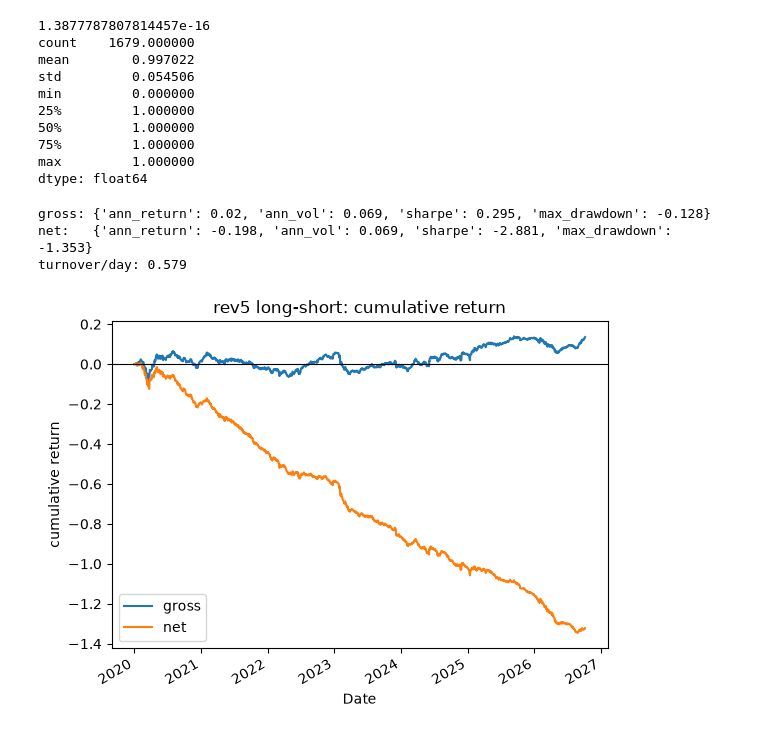
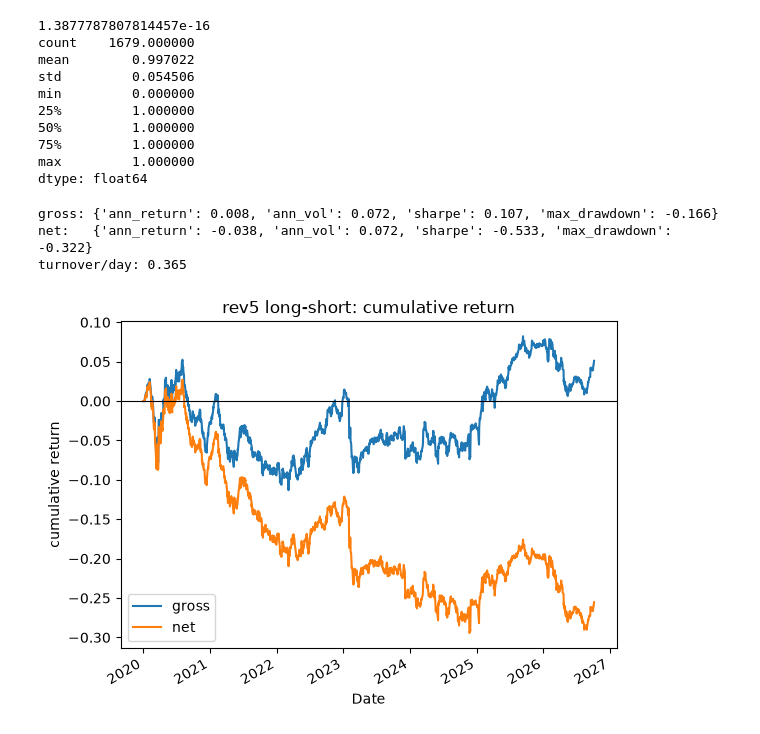
Before and after one commit to saicharan876/QUANT_BASICS, a Jupyter notebook: BSE_QUANT.ipynb, the cells around one changed output. Saved outputs shown, nothing was run; the diff lists cells and outputs as text; code cells hidden in the pictures.

Commit message:
comparison_of_alphas

```diff
--- a/BSE_QUANT.ipynb
+++ b/BSE_QUANT.ipynb
@@ -235,7 +235,7 @@ def process(raw,decay = 0):
 
     return scale(a)
 
-processed = {k:process(v) for k,v in alphas.items()}
+processed = {k:process(v,decay = 5) for k,v in alphas.items()}
 
 w = processed['rev5']
 print(w.sum(axis = 1).abs().max())
@@ -254,34 +254,34 @@ dtype: float64
 # %%
 import matplotlib.pyplot as plt
 
-BPS_COST = 15 # transiction cost
+BPS_COST = 5 # transiction cost
 
 def backtest(w, returns, cost_bps=BPS_COST, delay=1):
     pos      = w.shift(delay + 1).fillna(0)
     gross    = (pos * returns.fillna(0)).sum(axis=1)
     turnover = (pos - pos.shift(1)).abs().sum(axis=1)
     return pd.DataFrame({"gross": gross,
                          "net": gross - turnover * cost_bps / 1e4,
                          "turnover": turnover})
 
 def stats(pnl):
     ann_ret, ann_vol = pnl.mean() * 252, pnl.std() * np.sqrt(252)
     cum = pnl.cumsum()
     return pd.Series({"ann_return": ann_ret, "ann_vol": ann_vol,
                       "sharpe": ann_ret / ann_vol,
                       "max_drawdown": (cum - cum.cummax()).min()})
 
 bt = backtest(processed["rev5"], returns)
 print("gross:", stats(bt["gross"]).round(3).to_dict())
 print("net:  ", stats(bt["net"]).round(3).to_dict())
 print("turnover/day:", bt["turnover"].mean().round(3))
 
 bt[["gross", "net"]].cumsum().plot(title="rev5 long-short: cumulative return")
 plt.axhline(0, lw=0.8, color="black")
 plt.ylabel("cumulative return")
 plt.show()
 # %% [output]
-gross: {'ann_return': 0.02, 'ann_vol': 0.069, 'sharpe': 0.295, 'max_drawdown': -0.128}
-net:   {'ann_return': -0.198, 'ann_vol': 0.069, 'sharpe': -2.881, 'max_drawdown': -1.353}
-turnover/day: 0.579
+gross: {'ann_return': 0.008, 'ann_vol': 0.072, 'sharpe': 0.107, 'max_drawdown': -0.166}
+net:   {'ann_return': -0.038, 'ann_vol': 0.072, 'sharpe': -0.533, 'max_drawdown': -0.322}
+turnover/day: 0.365
-[figure, old version]
+[figure, new version]
```
Also changed, not shown: parts of 7 cells of this notebook, 1 other file.
